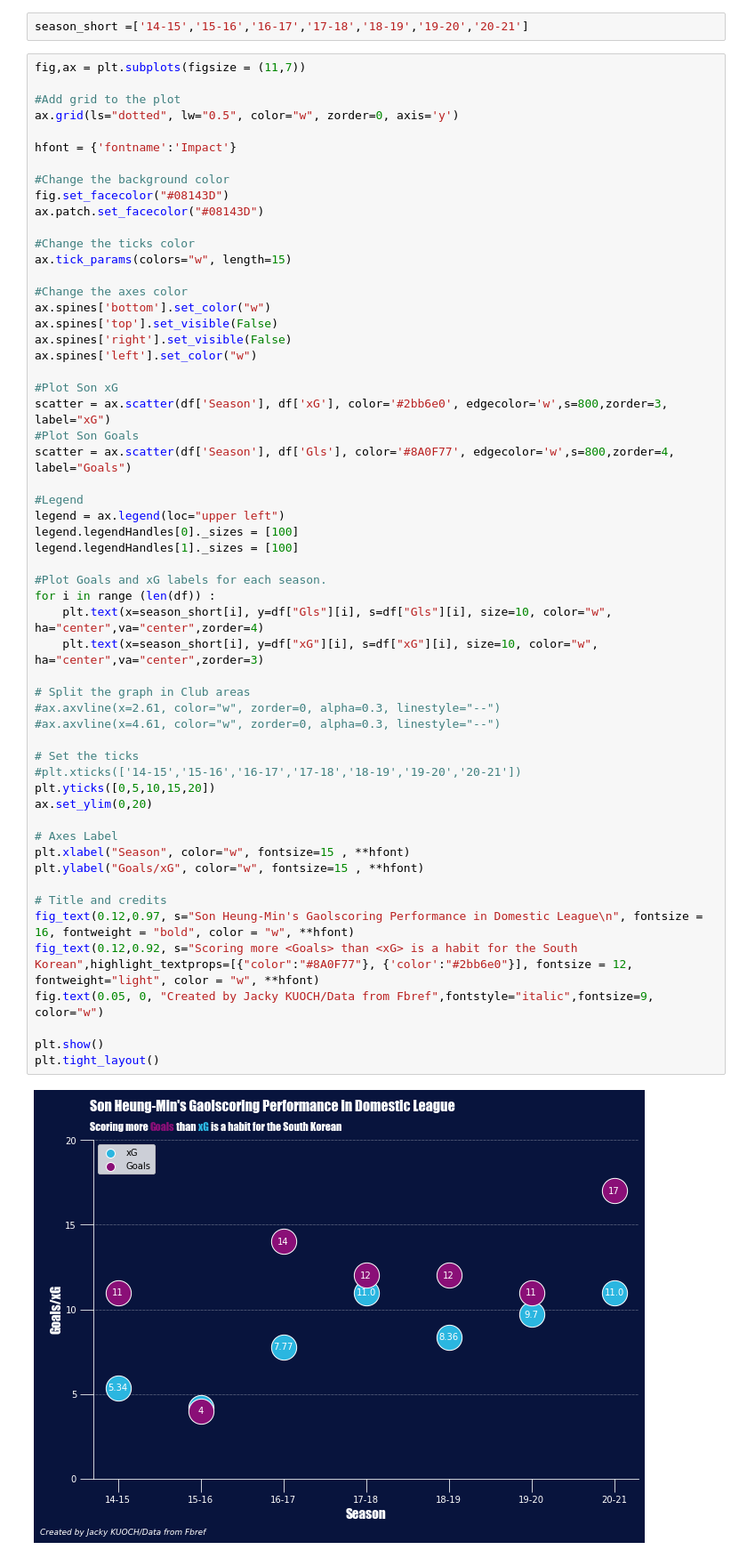
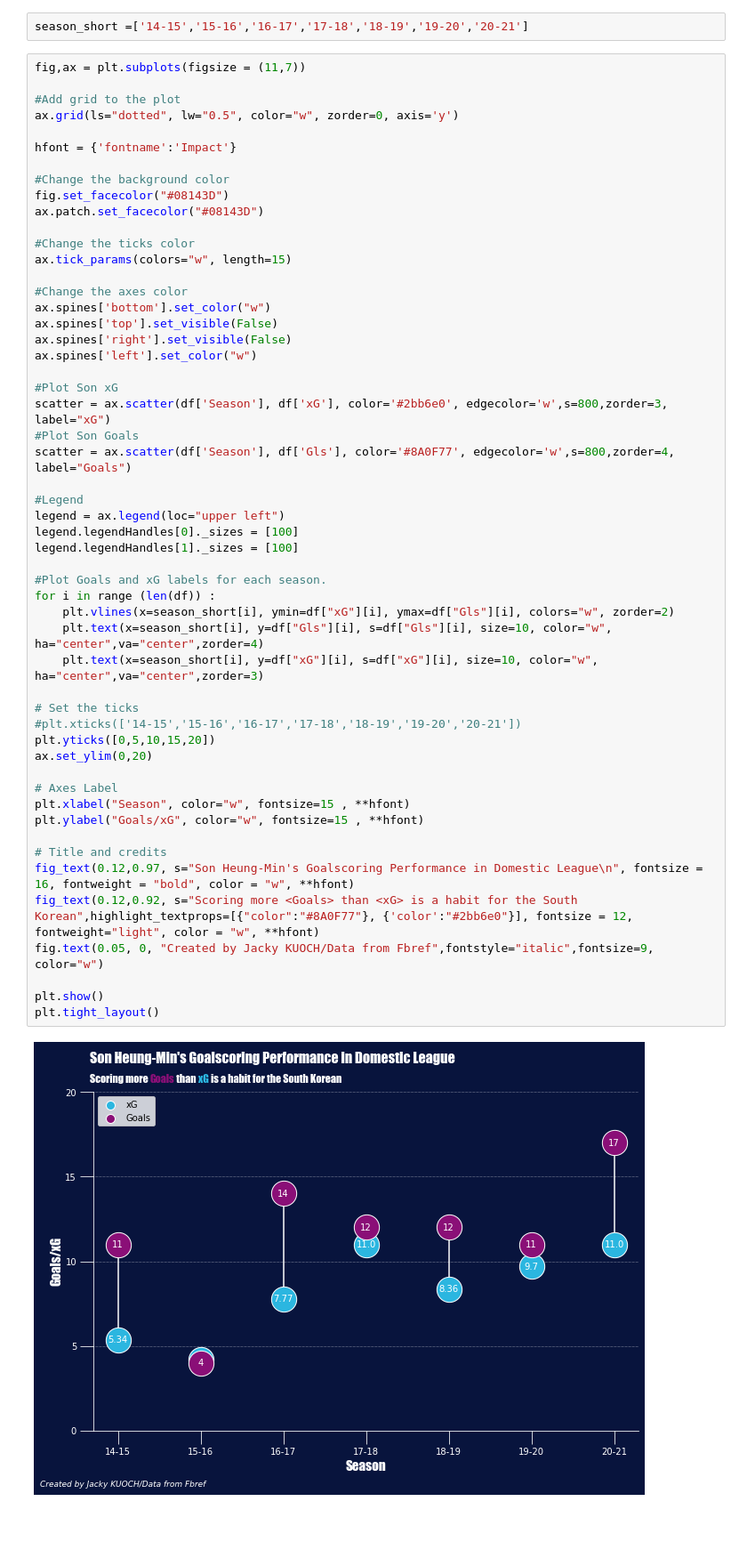
Before and after one commit to JackyKch/HeungMinSonJourney, a Jupyter notebook: coding/dataviz/xG_Gls.ipynb, the cells around one changed output. Shown: that part at 89% size. Cells and saved outputs as stored; diff of their text form; blank space fills up the shorter version.

```diff
--- a/coding/dataviz/xG_Gls.ipynb
+++ b/coding/dataviz/xG_Gls.ipynb
@@ -53,37 +53,34 @@ ax.spines['left'].set_color("w")
 scatter = ax.scatter(df['Season'], df['xG'], color='#2bb6e0', edgecolor='w',s=800,zorder=3, label="xG")
 #Plot Son Goals
 scatter = ax.scatter(df['Season'], df['Gls'], color='#8A0F77', edgecolor='w',s=800,zorder=4, label="Goals")
 
 #Legend
 legend = ax.legend(loc="upper left")
 legend.legendHandles[0]._sizes = [100]
 legend.legendHandles[1]._sizes = [100]
 
 #Plot Goals and xG labels for each season.
 for i in range (len(df)) :
+    plt.vlines(x=season_short[i], ymin=df["xG"][i], ymax=df["Gls"][i], colors="w", zorder=2)
     plt.text(x=season_short[i], y=df["Gls"][i], s=df["Gls"][i], size=10, color="w", ha="center",va="center",zorder=4)
     plt.text(x=season_short[i], y=df["xG"][i], s=df["xG"][i], size=10, color="w", ha="center",va="center",zorder=3)
-
-# Split the graph in Club areas
-#ax.axvline(x=2.61, color="w", zorder=0, alpha=0.3, linestyle="--")
-#ax.axvline(x=4.61, color="w", zorder=0, alpha=0.3, linestyle="--")
 
 # Set the ticks
 #plt.xticks(['14-15','15-16','16-17','17-18','18-19','19-20','20-21'])
 plt.yticks([0,5,10,15,20])
 ax.set_ylim(0,20)
 
 # Axes Label
 plt.xlabel("Season", color="w", fontsize=15 , **hfont)
 plt.ylabel("Goals/xG", color="w", fontsize=15 , **hfont)
 
 # Title and credits
-fig_text(0.12,0.97, s="Son Heung-Min's Gaolscoring Performance in Domestic League\n", fontsize = 16, fontweight = "bold", color = "w", **hfont)
+fig_text(0.12,0.97, s="Son Heung-Min's Goalscoring Performance in Domestic League\n", fontsize = 16, fontweight = "bold", color = "w", **hfont)
 fig_text(0.12,0.92, s="Scoring more <Goals> than <xG> is a habit for the South Korean",highlight_textprops=[{"color":"#8A0F77"}, {'color':"#2bb6e0"}], fontsize = 12, fontweight="light", color = "w", **hfont)
 fig.text(0.05, 0, "Created by Jacky KUOCH/Data from Fbref",fontstyle="italic",fontsize=9, color="w")
 
 plt.show()
 plt.tight_layout()
 # %% [output]
-[figure, old version]
+[figure, new version]
 <Figure size 432x288 with 0 Axes>
```
Also changed, not shown: parts of 1 cell of this notebook, 1 other file.
